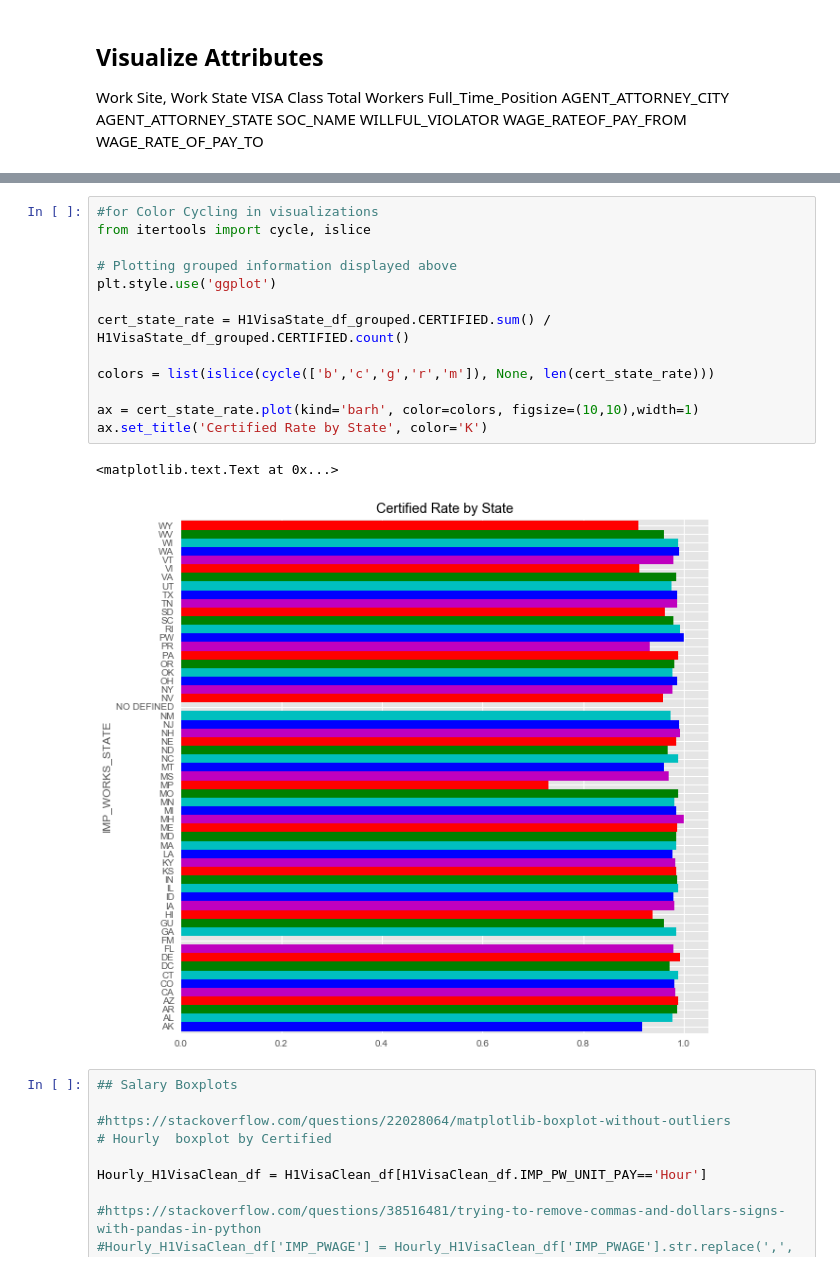
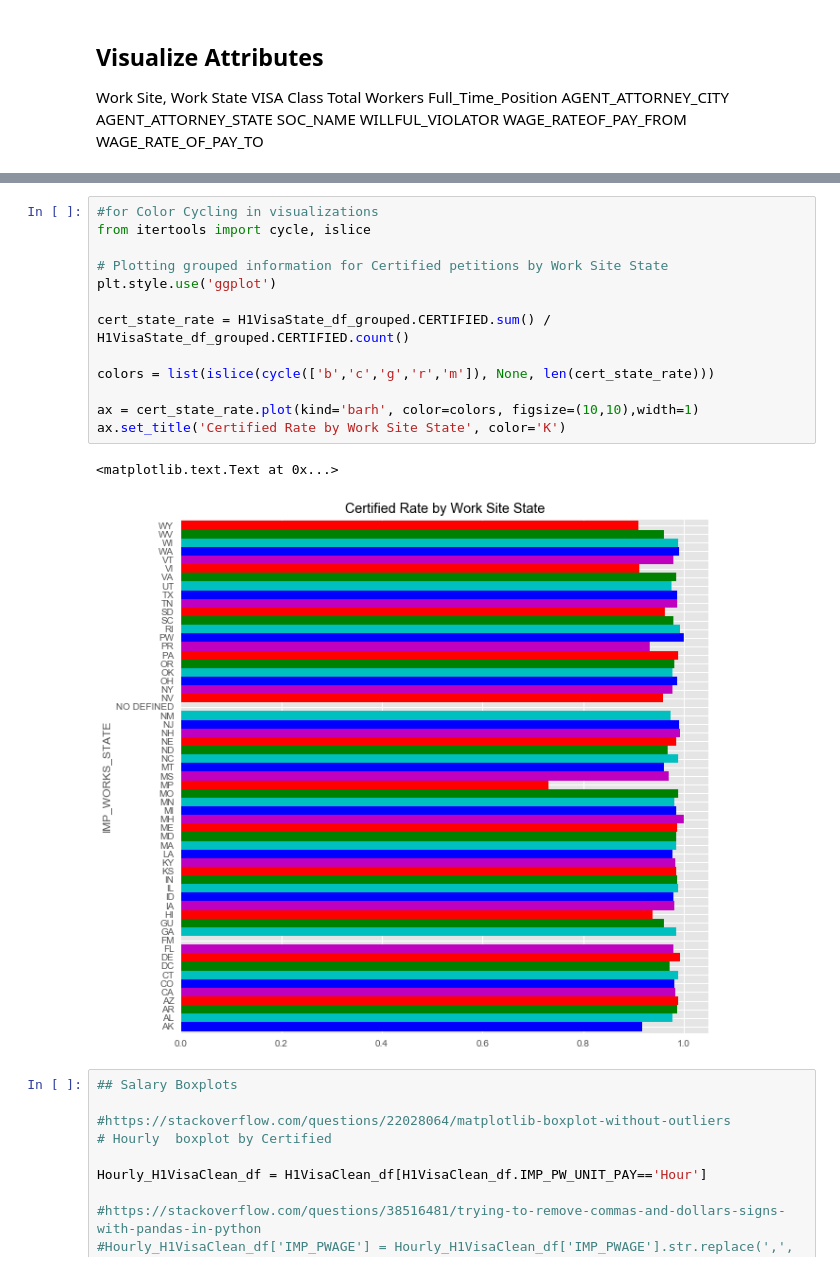
Before and after one commit to adelial/DM_TeamProject, a Jupyter notebook: H1Visa_TeamProject.ipynb, the cells around one changed output, grey strips where cells are left out. Cells and saved outputs as stored; diff of their text form.

```diff
--- a/H1Visa_TeamProject.ipynb
+++ b/H1Visa_TeamProject.ipynb
@@ -461,19 +413,19 @@ ax.set_title('Cerified Rate', color='G')
 # %%
 #for Color Cycling in visualizations
 from itertools import cycle, islice
 
-# Plotting grouped information displayed above
+# Plotting grouped information for Certified petitions by Work Site State
 plt.style.use('ggplot')
 
 cert_state_rate = H1VisaState_df_grouped.CERTIFIED.sum() / H1VisaState_df_grouped.CERTIFIED.count()
 
 colors = list(islice(cycle(['b','c','g','r','m']), None, len(cert_state_rate)))
 
 ax = cert_state_rate.plot(kind='barh', color=colors, figsize=(10,10),width=1)
-ax.set_title('Certified Rate by State', color='K')
+ax.set_title('Certified Rate by Work Site State', color='K')
 # %% [output]
 <matplotlib.text.Text at 0x...>
-[figure, old version]
+[figure, new version]
 # %%
 ## Salary Boxplots
 
```
Also changed, not shown: parts of 26 cells of this notebook.
